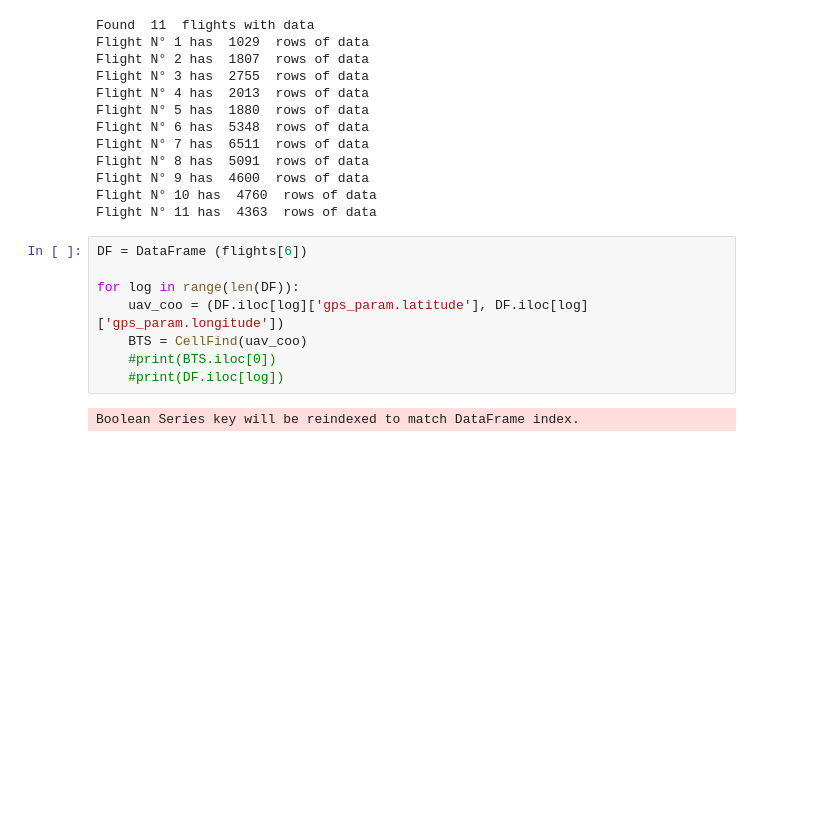
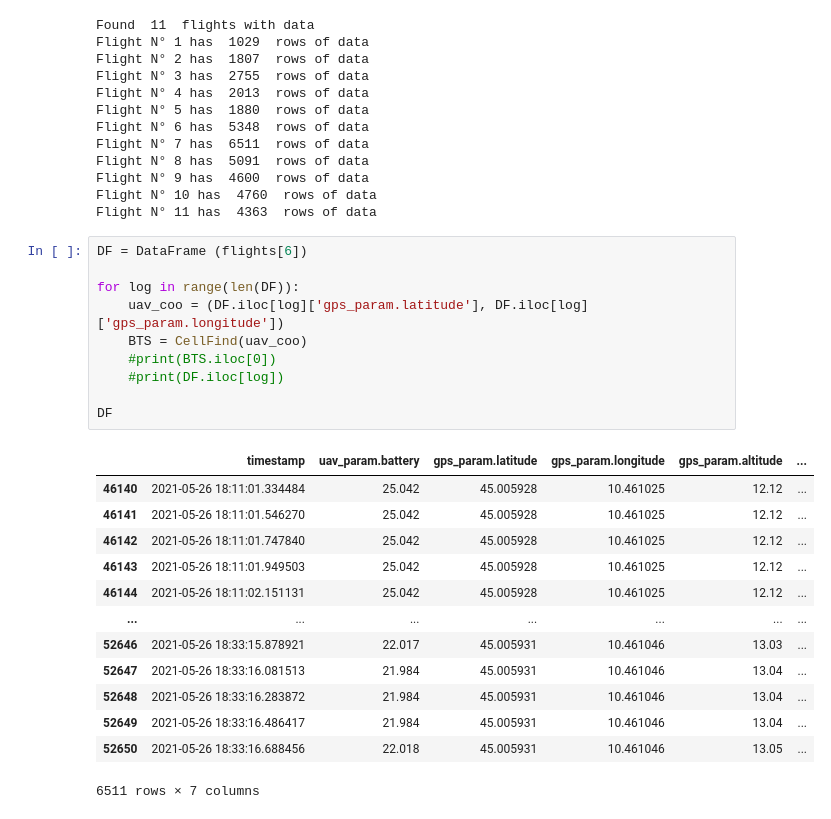
Before and after one commit to palia95/Antenna_Algo, a Jupyter notebook: bts_detector.ipynb, the cells around one changed output. Cells and saved outputs as stored; diff of their text form; blank space fills up the shorter version.

```diff
--- a/bts_detector.ipynb
+++ b/bts_detector.ipynb
@@ -214,13 +212,27 @@ Flight N° 11 has  4363  rows of data
 # %%
 DF = DataFrame (flights[6])
 
 for log in range(len(DF)):
     uav_coo = (DF.iloc[log]['gps_param.latitude'], DF.iloc[log]['gps_param.longitude'])
     BTS = CellFind(uav_coo)
     #print(BTS.iloc[0])
     #print(DF.iloc[log])
+
+DF
 # %% [output]
+|  | timestamp | uav_param.battery | gps_param.latitude | gps_param.longitude | gps_param.altitude | ... |
+| 46140 | 2021-05-26 18:11:01.334484 | 25.042 | 45.005928 | 10.461025 | 12.12 | ... |
+| 46141 | 2021-05-26 18:11:01.546270 | 25.042 | 45.005928 | 10.461025 | 12.12 | ... |
+| 46142 | 2021-05-26 18:11:01.747840 | 25.042 | 45.005928 | 10.461025 | 12.12 | ... |
+| 46143 | 2021-05-26 18:11:01.949503 | 25.042 | 45.005928 | 10.461025 | 12.12 | ... |
+| 46144 | 2021-05-26 18:11:02.151131 | 25.042 | 45.005928 | 10.461025 | 12.12 | ... |
+| ... | ... | ... | ... | ... | ... | ... |
+| 52646 | 2021-05-26 18:33:15.878921 | 22.017 | 45.005931 | 10.461046 | 13.03 | ... |
+| 52647 | 2021-05-26 18:33:16.081513 | 21.984 | 45.005931 | 10.461046 | 13.04 | ... |
+| 52648 | 2021-05-26 18:33:16.283872 | 21.984 | 45.005931 | 10.461046 | 13.04 | ... |
+| 52649 | 2021-05-26 18:33:16.486417 | 21.984 | 45.005931 | 10.461046 | 13.04 | ... |
+| 52650 | 2021-05-26 18:33:16.688456 | 22.018 | 45.005931 | 10.461046 | 13.05 | ... |
-Boolean Series key will be reindexed to match DataFrame index.
+6511 rows × 7 columns
 # %%
 DATA = []
 
```
Also changed, not shown: parts of 13 cells of this notebook.
